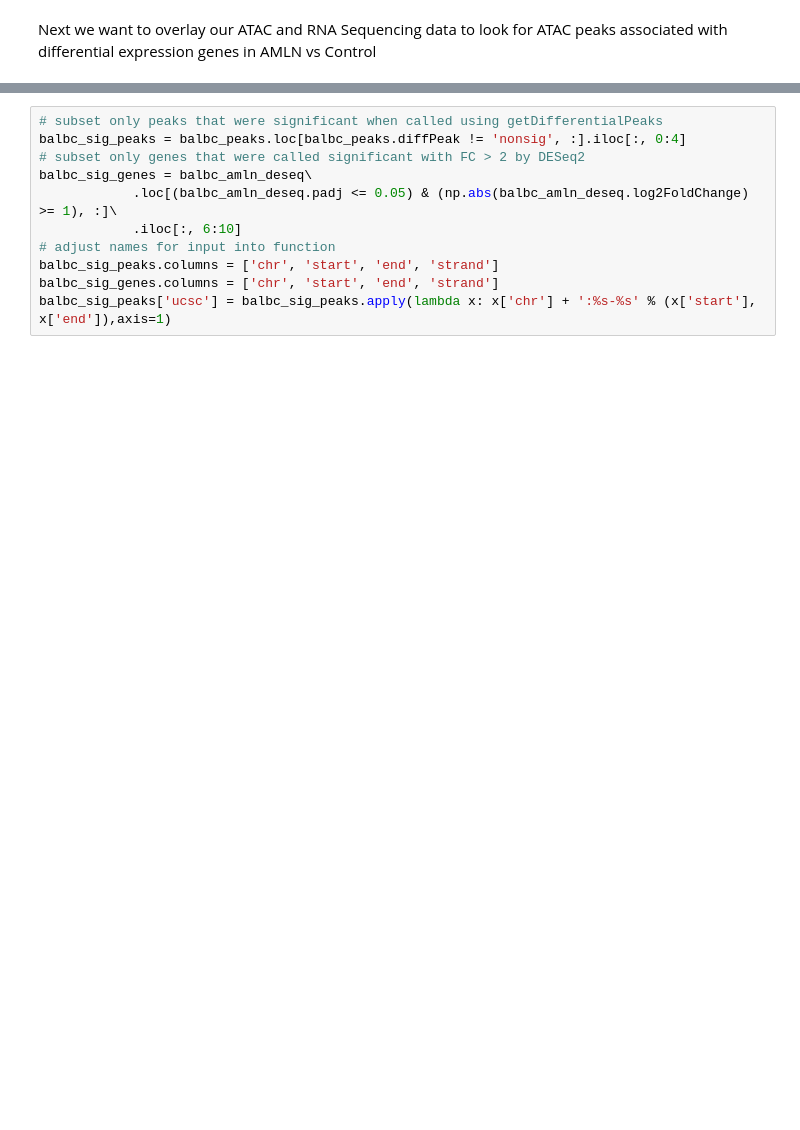
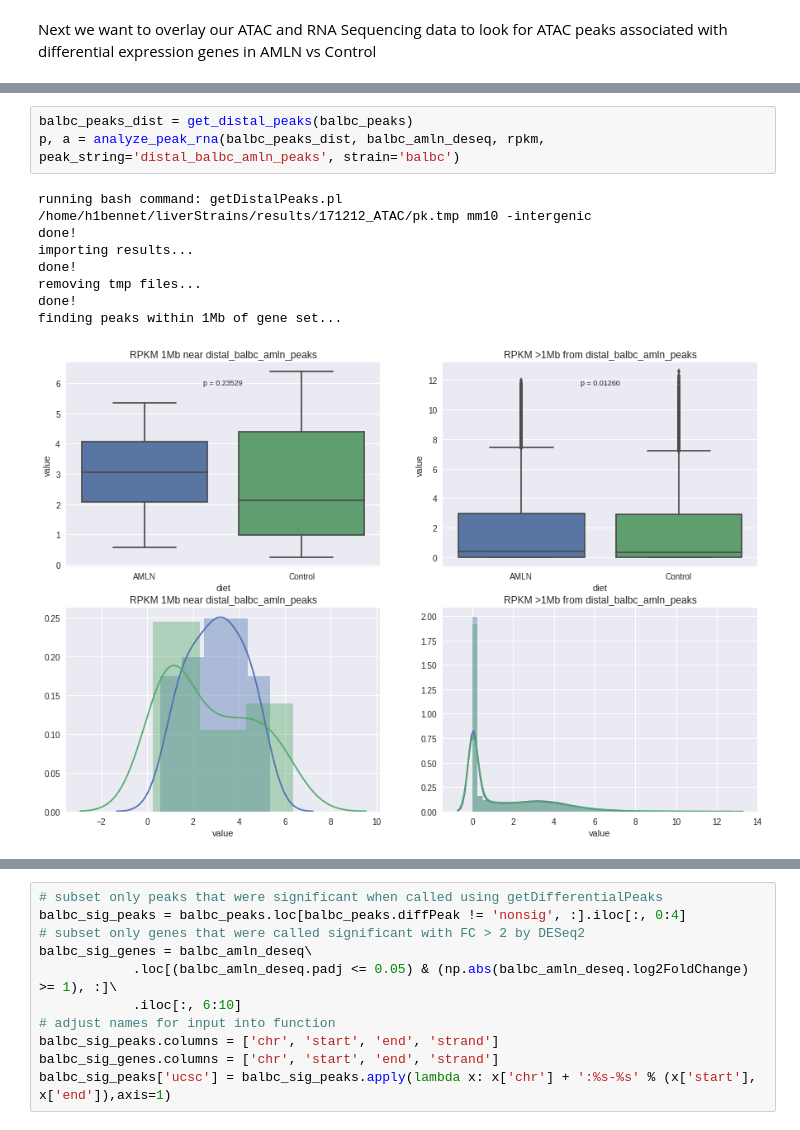
Before and after one commit to HunterBennett/liverStrains, a Jupyter notebook: results/171212_ATAC_Strains.ipynb, the cells around one changed output, grey strips where cells are left out. Cells and saved outputs as stored; diff of their text form; blank space fills up the shorter version.

```diff
--- a/results/171212_ATAC_Strains.ipynb
+++ b/results/171212_ATAC_Strains.ipynb
@@ -428,0 +582,12 @@ def overlap_peak_rna(peaks, genes, dist=1, peak_string='unknown origin'):
+# %%
+balbc_peaks_dist = get_distal_peaks(balbc_peaks)
+p, a = analyze_peak_rna(balbc_peaks_dist, balbc_amln_deseq, rpkm, peak_string='distal_balbc_amln_peaks', strain='balbc')
+# %% [output]
+running bash command: getDistalPeaks.pl /home/h1bennet/liverStrains/results/171212_ATAC/pk.tmp mm10 -intergenic
+done!
+importing results...
+done!
+removing tmp files...
+done!
+finding peaks within 1Mb of gene set...
+[figure, added]
```
Also changed, not shown: parts of 37 cells of this notebook, 5 other files.
